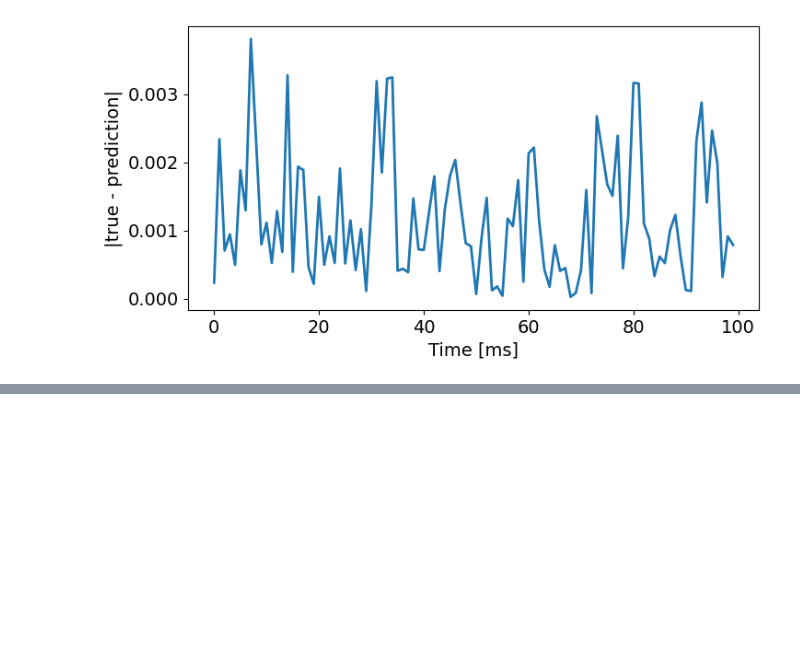
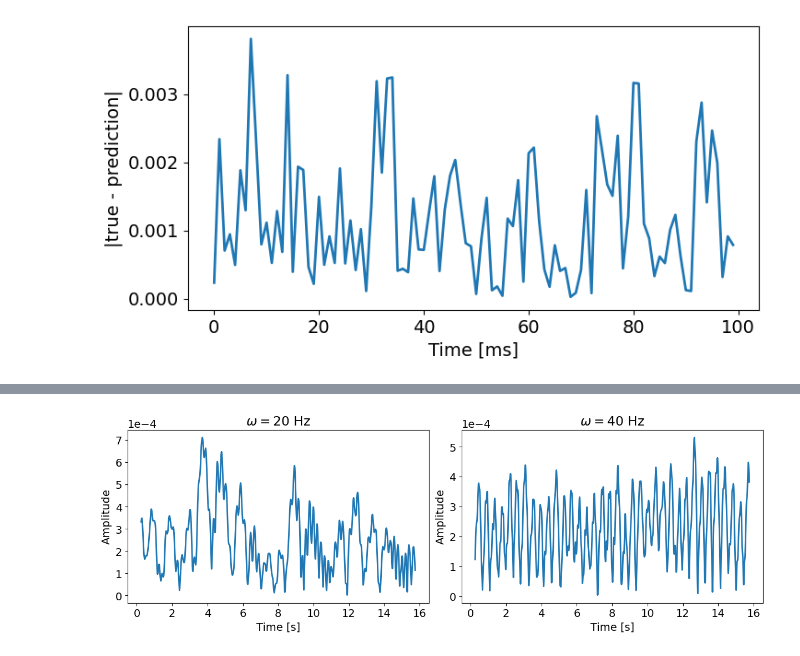
Before and after one commit to maxbalrog/laser-jitter, a Jupyter notebook: usage.ipynb, the cells around one changed output, grey strips where cells are left out. Drawn from its saved outputs; the diff is of its cells as text; code cells hidden in the pictures; blank space fills up the shorter version.

```diff
--- a/usage.ipynb
+++ b/usage.ipynb
@@ -345,0 +413,15 @@ rms          : 0.001492308605604865
+# %%
+# Plot the variation of amplitude for some frequency bands
+idxs = [10, 20]
+n = len(idxs)
+plt.figure(figsize=(n*6,4), layout='constrained')
+for i in range(n):
+    plt.subplot(1,n,i+1)
+    plt.plot(t, np.abs(spectrum[idxs[i]]))
+    plt.ticklabel_format(axis='y', style='sci', scilimits=(-4,-4))
+    plt.xlabel('Time [s]')
+    plt.ylabel('Amplitude')
+    plt.title('$\\omega = {:2.0f}$ Hz'.format(freq[idxs[i]]))
+plt.show()
+# %% [output]
+[figure, added]
```
Also changed, not shown: parts of 18 cells of this notebook, 2 other files.
